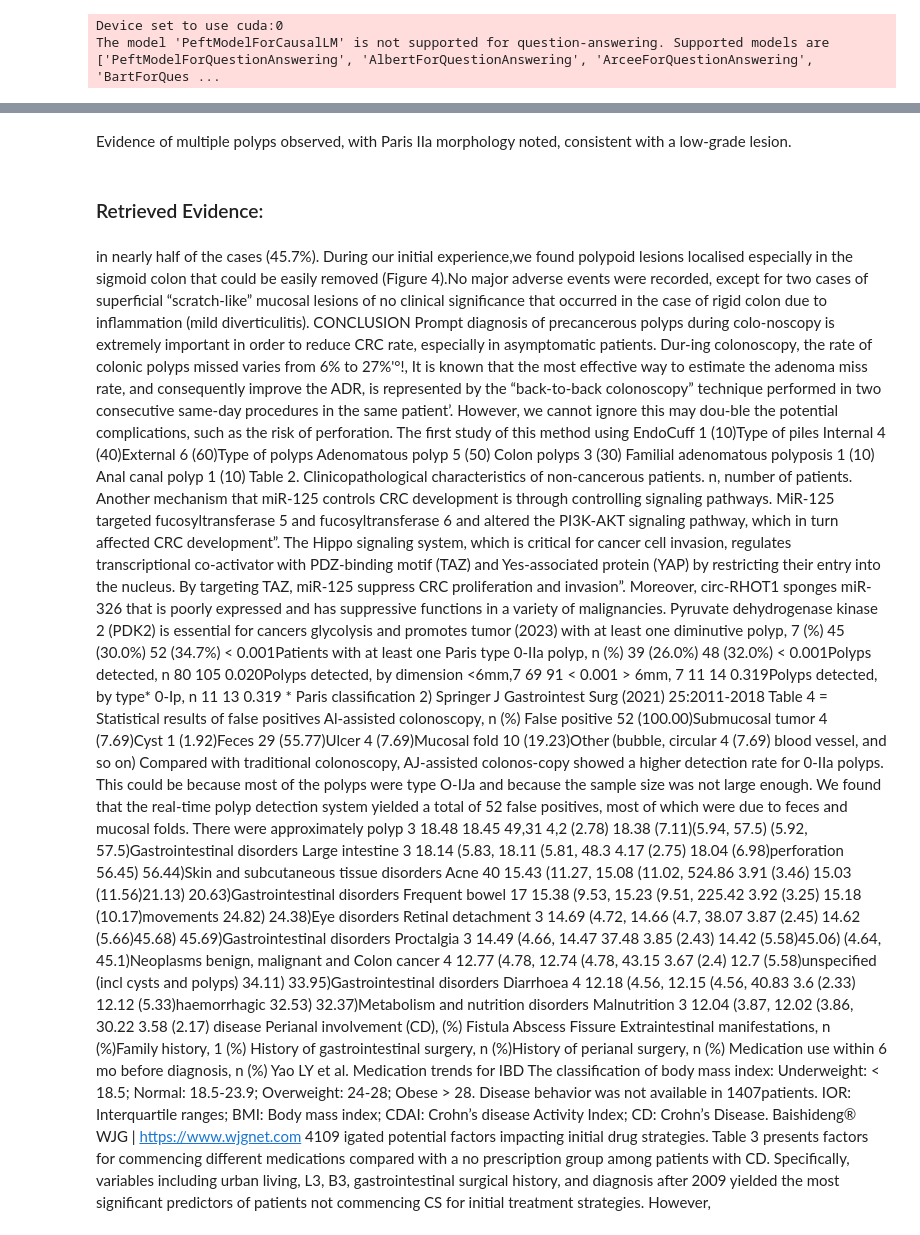
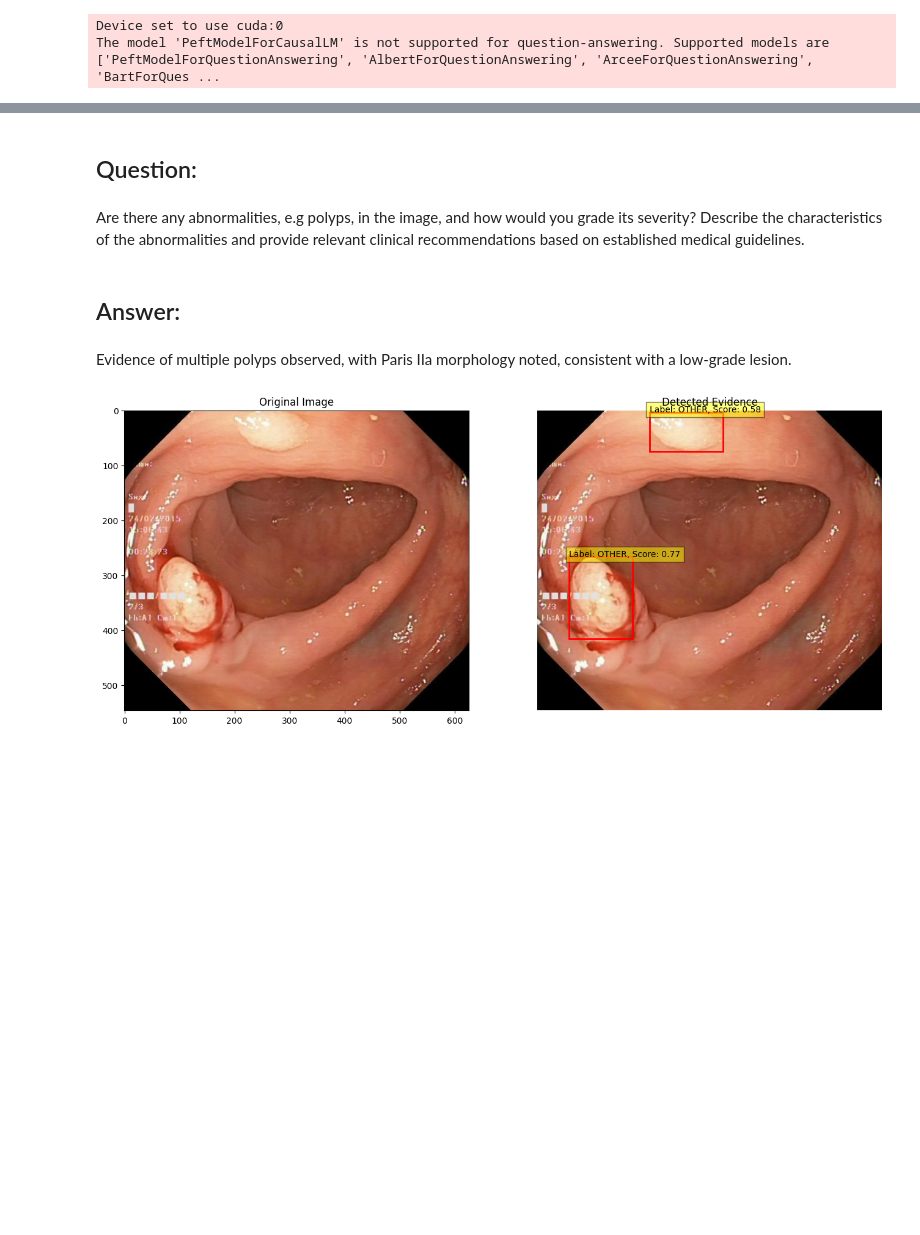
Before and after one commit to Q-Zhao-9/gradproj, a Jupyter notebook: experiments/rag.ipynb, the cells around one changed output, grey strips where cells are left out. Cells and saved outputs as stored; diff of their text form; code cells hidden in the pictures; blank space fills up the shorter version.

```diff
--- a/experiments/rag.ipynb
+++ b/experiments/rag.ipynb
@@ -758,19 +758,19 @@ Matched 21/30 queries.
 # %%
 from transformers import AutoTokenizer, AutoModelForCausalLM, set_seed
 import torch, json
-from peft import PeftModel
+from peft import PeftModel,PeftModelForQuestionAnswering
 
 # model_name='Qwen/Qwen2.5-1.5B-Instruct'
 model_name = "Qwen/Qwen2.5-VL-3B-Instruct" #"Qwen/Qwen3-0.6B"
 # tokenizer = AutoTokenizer.from_pretrained(model_name)
 # model = AutoModelForCausalLM.from_pretrained(model_name, device_map="cuda")
 
-model, tokenizer = FastVisionModel.from_pretrained(model_name,
+qa_model, tokenizer = FastVisionModel.from_pretrained(model_name,
                                                    load_in_4bit=True,
                                                    use_gradient_checkpointing='unsloth')
-adapter_path = '/home/qzhao9/Downloads/qwen2.5-3b-instruct-trl-sft-ChartQA'
-model = PeftModel.from_pretrained(model, adapter_path)
-print('Qwen model is loaded to ', model.device)
-model.eval()
+adapter_path = '/media/qzhao9/新加卷/ft_model_output/qwen2.5-3b-instruct-trl-sft-ChartQA'
+qa_model = PeftModelForQuestionAnswering.from_pretrained(qa_model, adapter_path)
+print('Qwen model is loaded to ', qa_model.device)
+qa_model.eval()
 # %% [output]
 ==((====))==  Unsloth 2025.12.9: Fast Qwen2_5_Vl patching. Transformers: 4.57.3.
@@ -855,7 +855,7 @@ def query(img, prompt):
     inputs = tokenizer(text=[text],
                        images=[img.resize([512,512]) for img in image_inputs],
                        return_tensors="pt").to('cuda')
-    tokens = model.generate(**inputs,
+    tokens = qa_model.generate(**inputs,
                             max_new_tokens=32768,
                             do_sample=False,  # Enable sampling
                             temperature=0.1, # Control randomness (optional)
@@ -951,3 +979,9 @@ def medical_rag_qa(img,question, prompt_version='v2'):
+# %%
+from ultralytics import YOLO
+
+# Load a COCO-pretrained YOLO11n model
+pre_trained_model = '/home/qzhao9/code/9800/gradproj/experiments/runs/detect/train_without_augmentation8/weights/best.pt'
+seg_model = YOLO(pre_trained_model)
 # %%
 from IPython.display import display, Markdown, Image
 import os
@@ -960,20 +994,30 @@ Are there any abnormalities, e.g polyps,  in the image, and how would you grade
 
 """
 img = "/home/qzhao9/datasets/Kvasir-VQA-x1/images/cl8k2u1pu1e37083257oa5xt6.jpg"
-# Display the image using IPython.display
-if os.path.exists(img):
-    display(Image(filename=img,width=400, height=400))
-else:
-    display(Markdown(f"Image not found: {img}"))
+
+# # Display the image using IPython.display
+# if os.path.exists(img):
+#     display(Image(filename=img,width=400, height=400))
+# else:
+#     display(Markdown(f"Image not found: {img}"))
 # print(os.path.exists(img))
 # print(pico_query(img, question))
-answer,evidence = medical_rag_qa(img,question,'v2')
-# clear GPU cache
-torch.cuda.empty_cache()
-gc.collect()
+try:
+    answer,evidence = medical_rag_qa(img,question,'v2')
+    pred_results = seg_model(img)
 
-display(Markdown(answer))
-
-display(Markdown("### Retrieved Evidence:"))
-display(Markdown(evidence))
+    display(Markdown("## Question:"))
+    display(Markdown(question))
+    display(Markdown("## Answer:"))
+    display(Markdown(answer))
+    display_seg_image(pred_results[0], img)
+    # display(Markdown("### Retrieved Evidence:"))
+    # display(Markdown(evidence))
+    # pred_results[0].show()
+except Exception as e:
+    print('Error during medical_rag_qa: ', e)
+finally:
+    # clear GPU cache
+    torch.cuda.empty_cache()
+    gc.collect()
 # %% [output]
@@ -997,7 +1026,6 @@ Provide a detailed medical answer with a rationale referencing the evidence.
-Evidence of multiple polyps observed, with Paris IIa morphology noted, consistent with a low-grade lesion.
+## Question:
-### Retrieved Evidence:
+
+Are there any abnormalities, e.g polyps,  in the image, and how would you grade its severity? Describe the characteristics of the abnormalities and provide relevant clinical recommendations based on established medical guidelines.
-in nearly half of the cases (45.7%). During our initial experience,we found polypoid lesions localised especially in the sigmoid colon that could be easily removed (Figure 4).No major adverse events were recorded, except for two cases of superficial “scratch-like” mucosal lesions of no clinical significance that occurred in the case of rigid colon due to inflammation (mild diverticulitis). CONCLUSION Prompt diagnosis of precancerous polyps during colo-noscopy is extremely important in order to reduce CRC rate, especially in asymptomatic patients. Dur-ing colonoscopy, the rate of colonic polyps missed varies from 6% to 27%'°!, It is known that the most effective way to estimate the adenoma miss rate, and consequently improve the ADR, is represented by the “back-to-back colonoscopy” technique performed in two consecutive same-day procedures in the same patient’. However, we cannot ignore this may dou-ble the potential complications, such as the risk of perforation. The first study of this method using EndoCuff
-1 (10)Type of piles Internal 4 (40)External 6 (60)Type of polyps Adenomatous polyp 5 (50) Colon polyps 3 (30) Familial adenomatous polyposis 1 (10) Anal canal polyp 1 (10) Table 2. Clinicopathological characteristics of non-cancerous patients. n, number of patients. Another mechanism that miR-125 controls CRC development is through controlling signaling pathways. MiR-125 targeted fucosyltransferase 5 and fucosyltransferase 6 and altered the PI3K-AKT signaling pathway, which in turn affected CRC development”. The Hippo signaling system, which is critical for cancer cell invasion, regulates transcriptional co-activator with PDZ-binding motif (TAZ) and Yes-associated protein (YAP) by restricting their entry into the nucleus. By targeting TAZ, miR-125 suppress CRC proliferation and invasion”. Moreover, circ-RHOT1 sponges miR-326 that is poorly expressed and has suppressive functions in a variety of malignancies. Pyruvate dehydrogenase kinase 2 (PDK2) is essential for cancers glycolysis and promotes tumor (2023)
-with at least one diminutive polyp, 7 (%) 45 (30.0%) 52 (34.7%) < 0.001Patients with at least one Paris type 0-IIa polyp, n (%) 39 (26.0%) 48 (32.0%) < 0.001Polyps detected, n 80 105 0.020Polyps detected, by dimension <6mm,7 69 91 < 0.001 > 6mm, 7 11 14 0.319Polyps detected, by type* 0-Ip, n 11 13 0.319 * Paris classification 2) Springer J Gastrointest Surg (2021) 25:2011-2018 Table 4 = Statistical results of false positives Al-assisted colonoscopy, n (%) False positive 52 (100.00)Submucosal tumor 4 (7.69)Cyst 1 (1.92)Feces 29 (55.77)Ulcer 4 (7.69)Mucosal fold 10 (19.23)Other (bubble, circular 4 (7.69) blood vessel, and so on) Compared with traditional colonoscopy, AJ-assisted colonos-copy showed a higher detection rate for 0-IIa polyps. This could be because most of the polyps were type O-IJa and because the sample size was not large enough. We found that the real-time polyp detection system yielded a total of 52 false positives, most of which were due to feces and mucosal folds. There were approximately
-polyp 3 18.48 18.45 49,31 4,2 (2.78) 18.38 (7.11)(5.94, 57.5) (5.92, 57.5)Gastrointestinal disorders Large intestine 3 18.14 (5.83, 18.11 (5.81, 48.3 4.17 (2.75) 18.04 (6.98)perforation 56.45) 56.44)Skin and subcutaneous tissue disorders Acne 40 15.43 (11.27, 15.08 (11.02, 524.86 3.91 (3.46) 15.03 (11.56)21.13) 20.63)Gastrointestinal disorders Frequent bowel 17 15.38 (9.53, 15.23 (9.51, 225.42 3.92 (3.25) 15.18 (10.17)movements 24.82) 24.38)Eye disorders Retinal detachment 3 14.69 (4.72, 14.66 (4.7, 38.07 3.87 (2.45) 14.62 (5.66)45.68) 45.69)Gastrointestinal disorders Proctalgia 3 14.49 (4.66, 14.47 37.48 3.85 (2.43) 14.42 (5.58)45.06) (4.64, 45.1)Neoplasms benign, malignant and Colon cancer 4 12.77 (4.78, 12.74 (4.78, 43.15 3.67 (2.4) 12.7 (5.58)unspecified (incl cysts and polyps) 34.11) 33.95)Gastrointestinal disorders Diarrhoea 4 12.18 (4.56, 12.15 (4.56, 40.83 3.6 (2.33) 12.12 (5.33)haemorrhagic 32.53) 32.37)Metabolism and nutrition disorders Malnutrition 3 12.04 (3.87, 12.02 (3.86, 30.22 3.58 (2.17)
-disease Perianal involvement (CD),  (%) Fistula Abscess Fissure Extraintestinal manifestations, n (%)Family history, 1 (%) History of gastrointestinal surgery, n (%)History of perianal surgery, n (%) Medication use within 6 mo before diagnosis, n (%) Yao LY et al. Medication trends for IBD The classification of body mass index: Underweight: < 18.5; Normal: 18.5-23.9; Overweight: 24-28; Obese > 28. Disease behavior was not available in 1407patients. IOR: Interquartile ranges; BMI: Body mass index; CDAI: Crohn’s disease Activity Index; CD: Crohn’s Disease. Baishideng® WJG | https://www.wjgnet.com 4109 igated potential factors impacting initial drug strategies. Table 3 presents factors for commencing different medications compared with a no prescription group among patients with CD. Specifically, variables including urban living, L3, B3, gastrointestinal surgical history, and diagnosis after 2009 yielded the most significant predictors of patients not commencing CS for initial treatment strategies. However,
+## Answer:
+Evidence of multiple polyps observed, with Paris IIa morphology noted, consistent with a low-grade lesion.
+[figure, new version]
```
Also changed, not shown: parts of 8 cells of this notebook, 4 other files.
